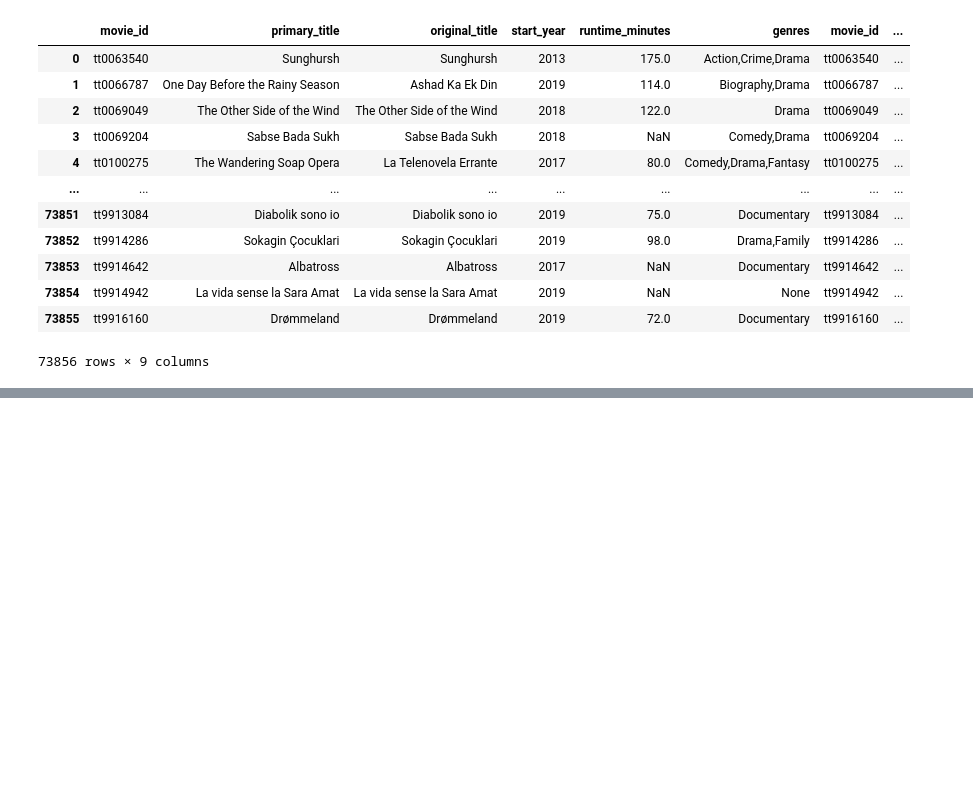
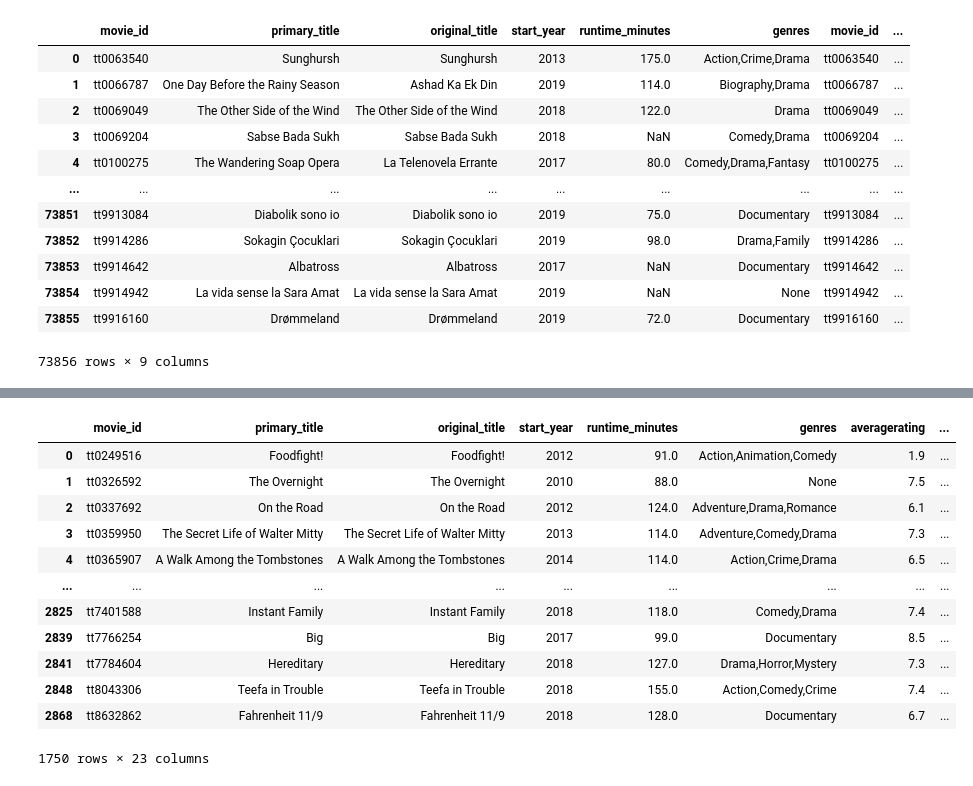
Before and after one commit to abwilliamss/AIAcademy-capstone, a Jupyter notebook: Zachary-AIAcademy-Capstone-Notebook.ipynb, the cells around one changed output, grey strips where cells are left out. Cells and saved outputs as stored; diff of their text form; code cells hidden in the pictures; blank space fills up the shorter version.

```diff
--- a/Zachary-AIAcademy-Capstone-Notebook.ipynb
+++ b/Zachary-AIAcademy-Capstone-Notebook.ipynb
@@ -66,0 +63,20 @@ master_df
+# %%
+joined = pd.read_sql("SELECT * FROM movie_basics mb JOIN movie_ratings mr ON mb.movie_id=mr.movie_id", conn)
+
+q = """SELECT * FROM joined j JOIN movie_budgets mb ON mb.movie=j.primary_title JOIN movies m ON m.original_title=j.original_title"""
+master_df = pysqldf(q).drop_duplicates(subset='primary_title', keep='first')
+master_df
+# %% [output]
+|  | movie_id | primary_title | original_title | start_year | runtime_minutes | genres | averagerating | ... |
+| 0 | tt0249516 | Foodfight! | Foodfight! | 2012 | 91.0 | Action,Animation,Comedy | 1.9 | ... |
+| 1 | tt0326592 | The Overnight | The Overnight | 2010 | 88.0 | None | 7.5 | ... |
+| 2 | tt0337692 | On the Road | On the Road | 2012 | 124.0 | Adventure,Drama,Romance | 6.1 | ... |
+| 3 | tt0359950 | The Secret Life of Walter Mitty | The Secret Life of Walter Mitty | 2013 | 114.0 | Adventure,Comedy,Drama | 7.3 | ... |
+| 4 | tt0365907 | A Walk Among the Tombstones | A Walk Among the Tombstones | 2014 | 114.0 | Action,Crime,Drama | 6.5 | ... |
+| ... | ... | ... | ... | ... | ... | ... | ... | ... |
+| 2825 | tt7401588 | Instant Family | Instant Family | 2018 | 118.0 | Comedy,Drama | 7.4 | ... |
+| 2839 | tt7766254 | Big | Big | 2017 | 99.0 | Documentary | 8.5 | ... |
+| 2841 | tt7784604 | Hereditary | Hereditary | 2018 | 127.0 | Drama,Horror,Mystery | 7.3 | ... |
+| 2848 | tt8043306 | Teefa in Trouble | Teefa in Trouble | 2018 | 155.0 | Action,Comedy,Crime | 7.4 | ... |
+| 2868 | tt8632862 | Fahrenheit 11/9 | Fahrenheit 11/9 | 2018 | 128.0 | Documentary | 6.7 | ... |
+1750 rows × 23 columns
```
Also changed, not shown: parts of 6 cells of this notebook.
